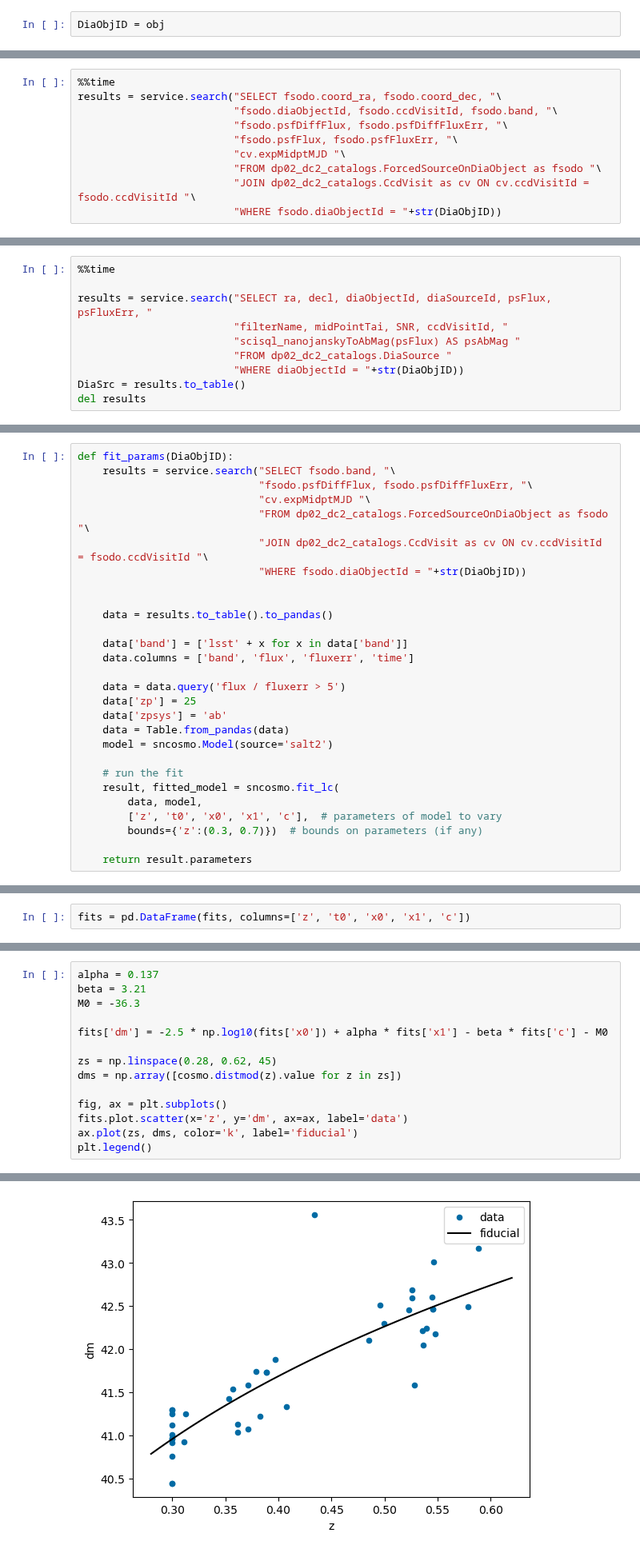
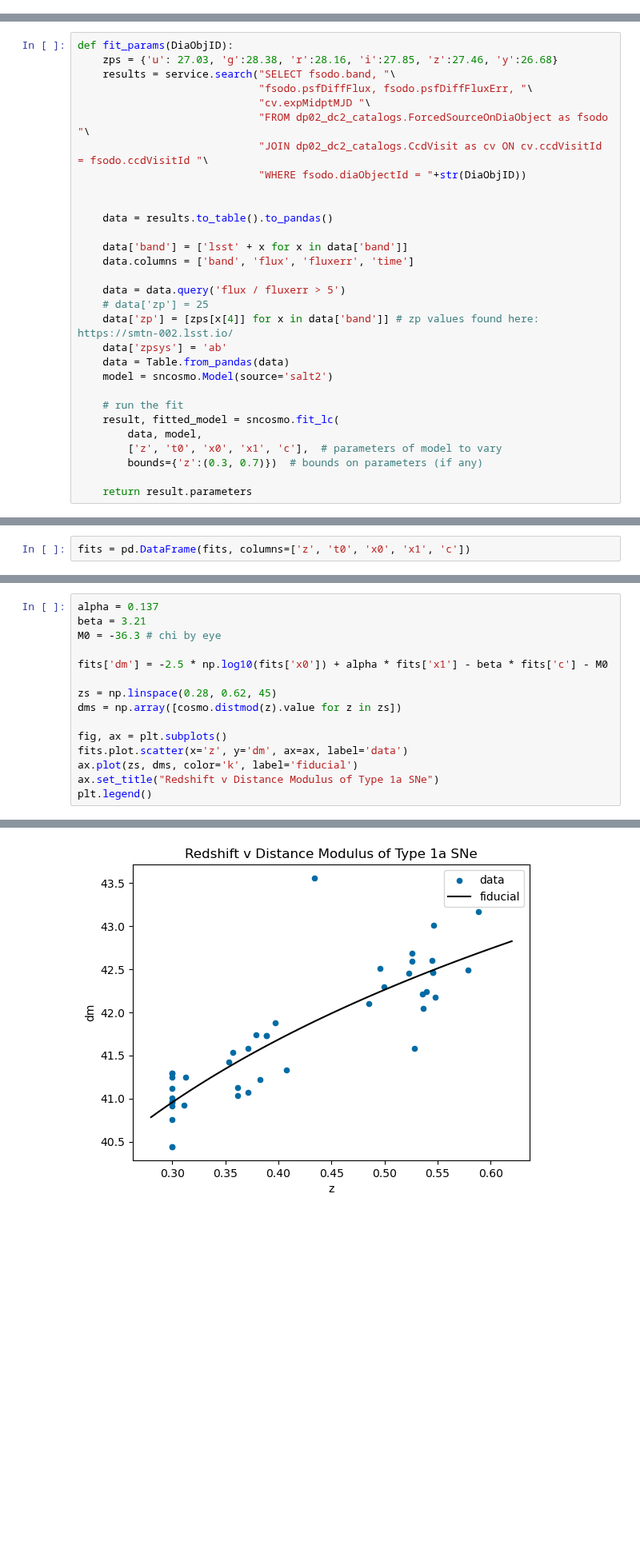
Before and after one commit to ykwang1/astr597-survey-science, a Jupyter notebook: HW/HW7.ipynb, the cells around one changed output, grey strips where cells are left out. Shown at 80% size. Cells and saved outputs as stored; diff of their text form; blank space fills up the shorter version.

```diff
--- a/HW/HW7.ipynb
+++ b/HW/HW7.ipynb
@@ -207,2 +189,0 @@ for obj in df.loc[tx]['diaObjectId'][:1]:
-# %%
-DiaObjID = obj
@@ -213,10 +189,0 @@ DiaObjId
-# %%
-%%time
-results = service.search("SELECT fsodo.coord_ra, fsodo.coord_dec, "\
-                         "fsodo.diaObjectId, fsodo.ccdVisitId, fsodo.band, "\
-                         "fsodo.psfDiffFlux, fsodo.psfDiffFluxErr, "\
-                         "fsodo.psfFlux, fsodo.psfFluxErr, "\
-                         "cv.expMidptMJD "\
-                         "FROM dp02_dc2_catalogs.ForcedSourceOnDiaObject as fsodo "\
-                         "JOIN dp02_dc2_catalogs.CcdVisit as cv ON cv.ccdVisitId = fsodo.ccdVisitId "\
-                         "WHERE fsodo.diaObjectId = "+str(DiaObjID))
@@ -230,10 +189,0 @@ del results
-# %%
-%%time
-
-results = service.search("SELECT ra, decl, diaObjectId, diaSourceId, psFlux, psFluxErr, "
-                         "filterName, midPointTai, SNR, ccdVisitId, "
-                         "scisql_nanojanskyToAbMag(psFlux) AS psAbMag "
-                         "FROM dp02_dc2_catalogs.DiaSource "
-                         "WHERE diaObjectId = "+str(DiaObjID))
-DiaSrc = results.to_table()
-del results
@@ -287,5 +190,6 @@ d
 # %%
 def fit_params(DiaObjID):
+    zps = {'u': 27.03, 'g':28.38, 'r':28.16, 'i':27.85, 'z':27.46, 'y':26.68}
     results = service.search("SELECT fsodo.band, "\
                              "fsodo.psfDiffFlux, fsodo.psfDiffFluxErr, "\
                              "cv.expMidptMJD "\
@@ -300,7 +204,8 @@ def fit_params(DiaObjID):
     data.columns = ['band', 'flux', 'fluxerr', 'time']
 
     data = data.query('flux / fluxerr > 5')
-    data['zp'] = 25
+    # data['zp'] = 25
+    data['zp'] = [zps[x[4]] for x in data['band']] # zp values found here: https://smtn-002.lsst.io/
     data['zpsys'] = 'ab'
     data = Table.from_pandas(data)
     model = sncosmo.Model(source='salt2')
@@ -429,20 +314,21 @@ Using the above formula, plot the distance modulus versus redshift for our Ia su
 # %%
 alpha = 0.137
 beta = 3.21
-M0 = -36.3
+M0 = -36.3 # chi by eye
 
 fits['dm'] = -2.5 * np.log10(fits['x0']) + alpha * fits['x1'] - beta * fits['c'] - M0
 
 zs = np.linspace(0.28, 0.62, 45)
 dms = np.array([cosmo.distmod(z).value for z in zs])
 
 fig, ax = plt.subplots()
 fits.plot.scatter(x='z', y='dm', ax=ax, label='data')
 ax.plot(zs, dms, color='k', label='fiducial')
+ax.set_title("Redshift v Distance Modulus of Type 1a SNe")
 plt.legend()
 # %% [output]
 <matplotlib.legend.Legend at 0x...>
-[figure, old version]
+[figure, new version]
 # %% [markdown]
 ## Exercise 3b:
 
```
Also changed, not shown: parts of 18 cells of this notebook.
